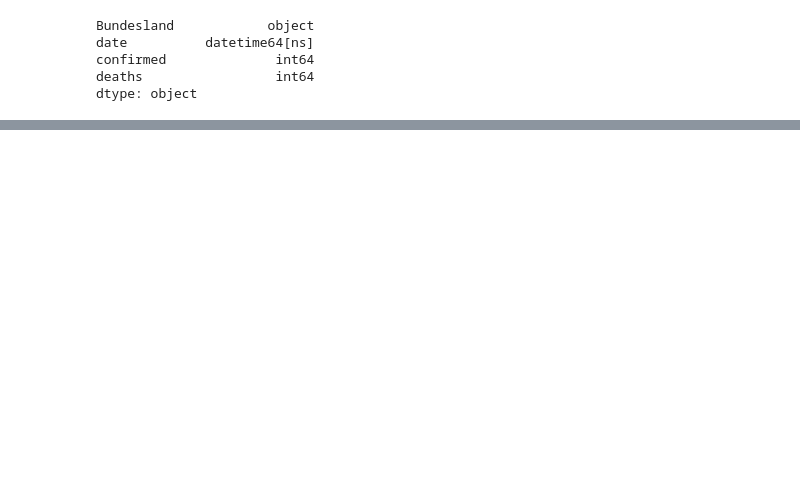
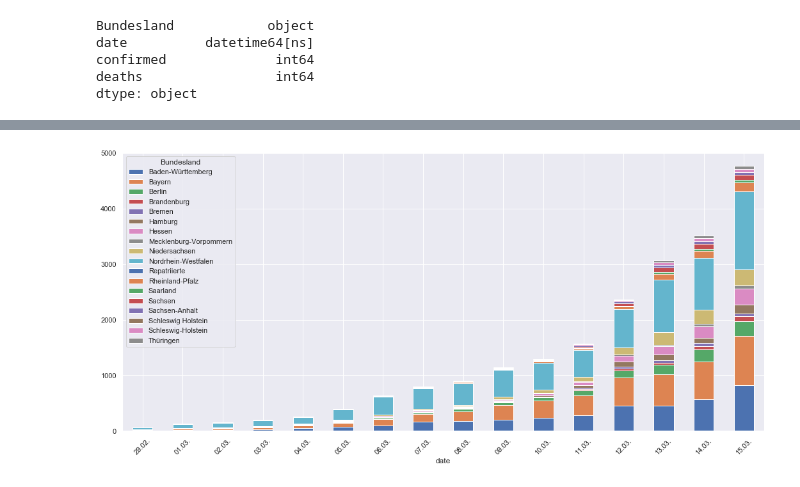
Before and after one commit to normannexo/COVID-19, a Jupyter notebook: covid19_germany_rki.ipynb, the cells around one changed output, grey strips where cells are left out. Drawn from its saved outputs; the diff is of its cells as text; code cells hidden in the pictures; blank space fills up the shorter version.

```diff
--- a/covid19_germany_rki.ipynb
+++ b/covid19_germany_rki.ipynb
@@ -48,0 +57,8 @@ df_rki[df_rki.days == 16]
+# %%
+df_plot_data = df_rki.unstack(level=0).loc[:, pd.IndexSlice['confirmed',:]]
+df_plot_data.columns = df_plot_data.columns.droplevel()
+ax = df_plot_data.plot(kind='bar', stacked=True, figsize=(16,8))
+xticks = [tick.strftime('%d.%m.') for tick in df_plot_data.index]
+_ = ax.set_xticklabels(xticks,rotation=45, ha='center')
+# %% [output]
+[figure, added]
```
Also changed, not shown: parts of 6 cells of this notebook, 3 other files.
